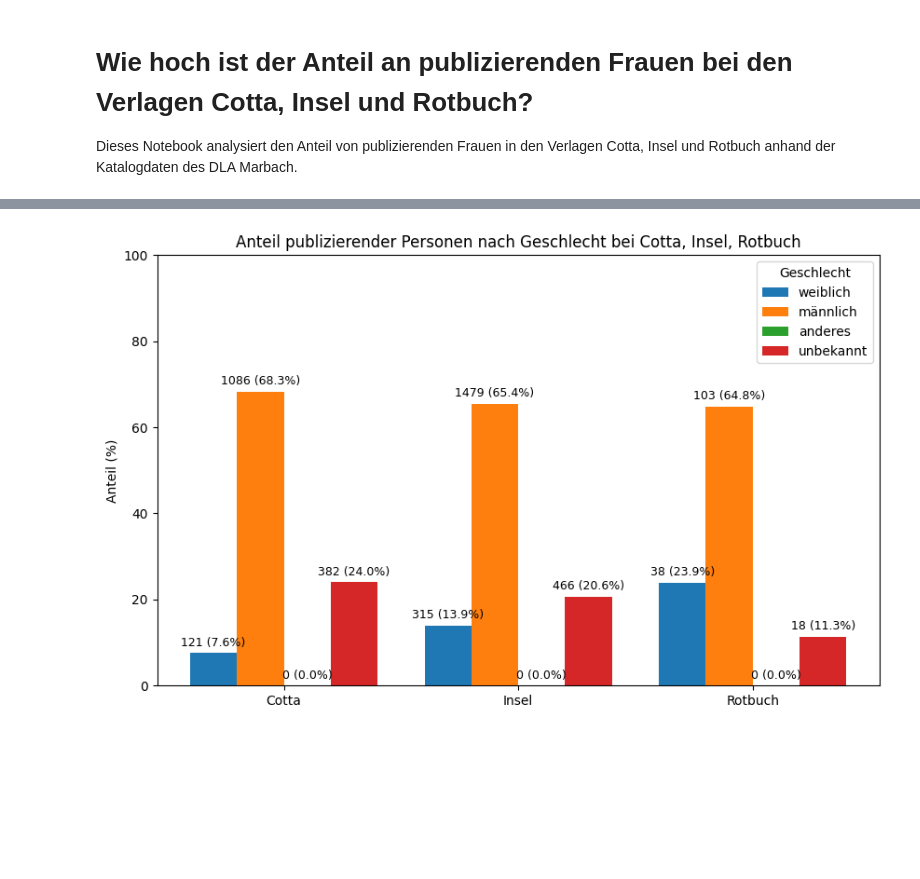
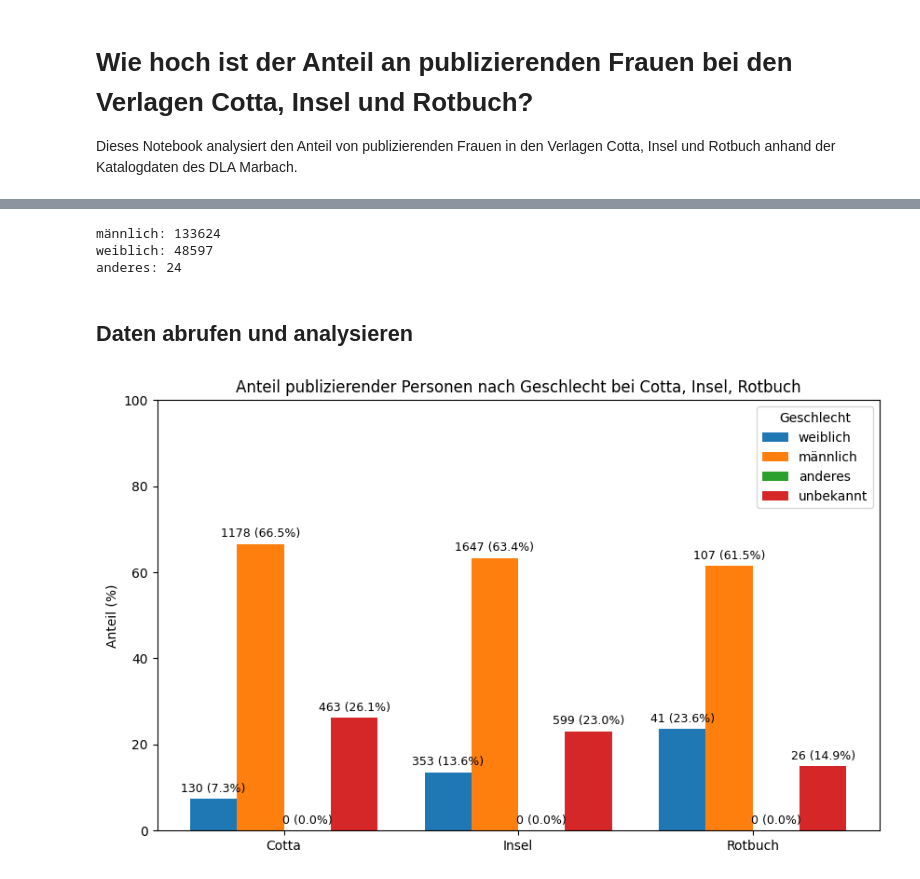
Before and after one commit to felixlohmeier/dla-opac-dataservice-examples, a Jupyter notebook: gender-verlage.ipynb, the cells around one changed output, grey strips where cells are left out. Drawn from its saved outputs; the diff is of its cells as text; code cells hidden in the pictures; blank space fills up the shorter version.

```diff
--- a/gender-verlage.ipynb
+++ b/gender-verlage.ipynb
@@ -59,3 +154,28 @@ import matplotlib.pyplot as plt
+# %%
+# Alle Werte im Feld gender ermitteln und zählen
+from collections import Counter
+url = "https://dataservice.dla-marbach.de/v1/records"
+params = {
+    "q": "id:PE* AND gender:*",
+    "fields": "gender"
+}
+response = requests.get(url, params=params)
+data = response.json()
+
+gender_counter = Counter()
+for item in data:
+    if "gender" in item:
+        gender_counter.update([item["gender"]])
+
+# Nach Häufigkeit sortieren und ausgeben
+for gender, anzahl in gender_counter.most_common():
+    print(f"{gender}: {anzahl}")
+# %% [output]
+männlich: 133624
+weiblich: 48597
+anderes: 24
+# %% [markdown]
+## Daten abrufen und analysieren
 # %%
 # Daten für die drei Verlage abfragen
 BASE_URL = "https://dataservice.dla-marbach.de/v1/records"
@@ -69,21 +189,21 @@ for verlag in verlage:
     r = requests.get(BASE_URL, params=params)
     publikationen[verlag] = pd.DataFrame(r.json())
 # %%
-# Personen-IDs mit Rolle "Verfasser/Urheber" extrahieren
-autor_ids = {}
+# Personen-IDs mit Rolle "Verfasser/Urheber" oder "Verfasser" extrahieren
+author_ids = {}
 for verlag, df in publikationen.items():
     ids = []
     for row in df.to_dict(orient="records"):
         # Prüfe, ob beide Felder vorhanden sind und Listen sind
         if isinstance(row.get("personBy_id_mv"), list) and isinstance(row.get("personBy_role_mv"), list):
             for pid, role in zip(row["personBy_id_mv"], row["personBy_role_mv"]):
-                if role == "Verfasser/Urheber":
+                if role == "Verfasser/Urheber" or role == "Verfasser":
                     ids.append(pid)
-    autor_ids[verlag] = set(ids)
+    author_ids[verlag] = set(ids)
 # %%
-# Personendaten mit Geschlecht abfragen
+# Personendatensätze mit Feld gender abfragen
 params = {
-    "q": "filterSource:Personen",
+    "q": "id:PE*",
     "fields": "id,gender"
 }
 r = requests.get(BASE_URL, params=params)
@@ -92,8 +212,8 @@ personen = personen.dropna(subset=["gender"])
 # %%
 # Anteil publizierender Personen nach Geschlecht berechnen
 geschlechter = ["weiblich", "männlich", "anderes", "unbekannt"]
-anteile = {verlag: {g: 0 for g in geschlechter} for verlag in autor_ids}
-for verlag, ids in autor_ids.items():
+anteile = {verlag: {g: 0 for g in geschlechter} for verlag in author_ids}
+for verlag, ids in author_ids.items():
     df = personen[personen["id"].isin(ids)]
     gesamt = len(ids)
     # Zähle die IDs nach Geschlecht, auch unbekannt
@@ -108,24 +228,24 @@ for verlag, ids in autor_ids.items():
 # %%
 # Visualisierung mit Legende inkl. Werte
 import numpy as np
 labels = geschlechter
-x = np.arange(len(autor_ids))
+x = np.arange(len(author_ids))
 width = 0.2
 fig, ax = plt.subplots(figsize=(10,6))
 for i, g in enumerate(labels):
-    werte_abs = [int(round(anteile[v][g] * len(autor_ids[v]) / 100)) if len(autor_ids[v]) > 0 else 0 for v in autor_ids]
-    werte_pct = [anteile[v][g] for v in autor_ids]
+    werte_abs = [int(round(anteile[v][g] * len(author_ids[v]) / 100)) if len(author_ids[v]) > 0 else 0 for v in author_ids]
+    werte_pct = [anteile[v][g] for v in author_ids]
     bars = ax.bar(x + i*width, werte_pct, width, label=f"{g}")
     # Werte auf die Balken schreiben
     for bar, abs_val, pct_val in zip(bars, werte_abs, werte_pct):
         ax.text(bar.get_x() + bar.get_width()/2, bar.get_height() + 1,
                 f'{abs_val} ({pct_val:.1f}%)', ha='center', va='bottom', fontsize=9)
 ax.set_xticks(x + width*1.5)
-ax.set_xticklabels(list(autor_ids.keys()))
+ax.set_xticklabels(list(author_ids.keys()))
 ax.set_ylabel('Anteil (%)')
 ax.set_title('Anteil publizierender Personen nach Geschlecht bei Cotta, Insel, Rotbuch')
 ax.legend(title='Geschlecht')
 plt.ylim(0, 100)
 plt.show()
 # %% [output]
-[figure, old version]
+[figure, new version]
```
Also changed, not shown: parts of 11 cells of this notebook.
